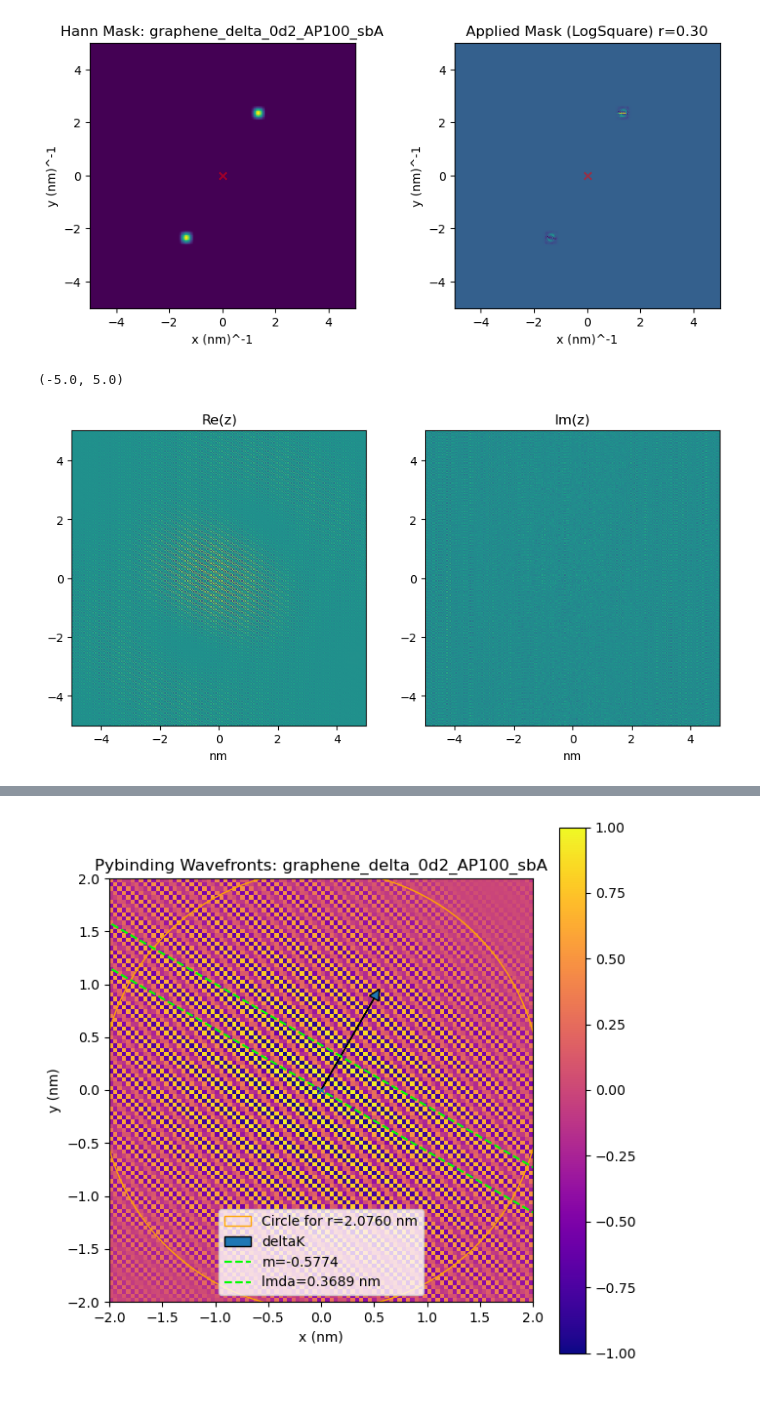
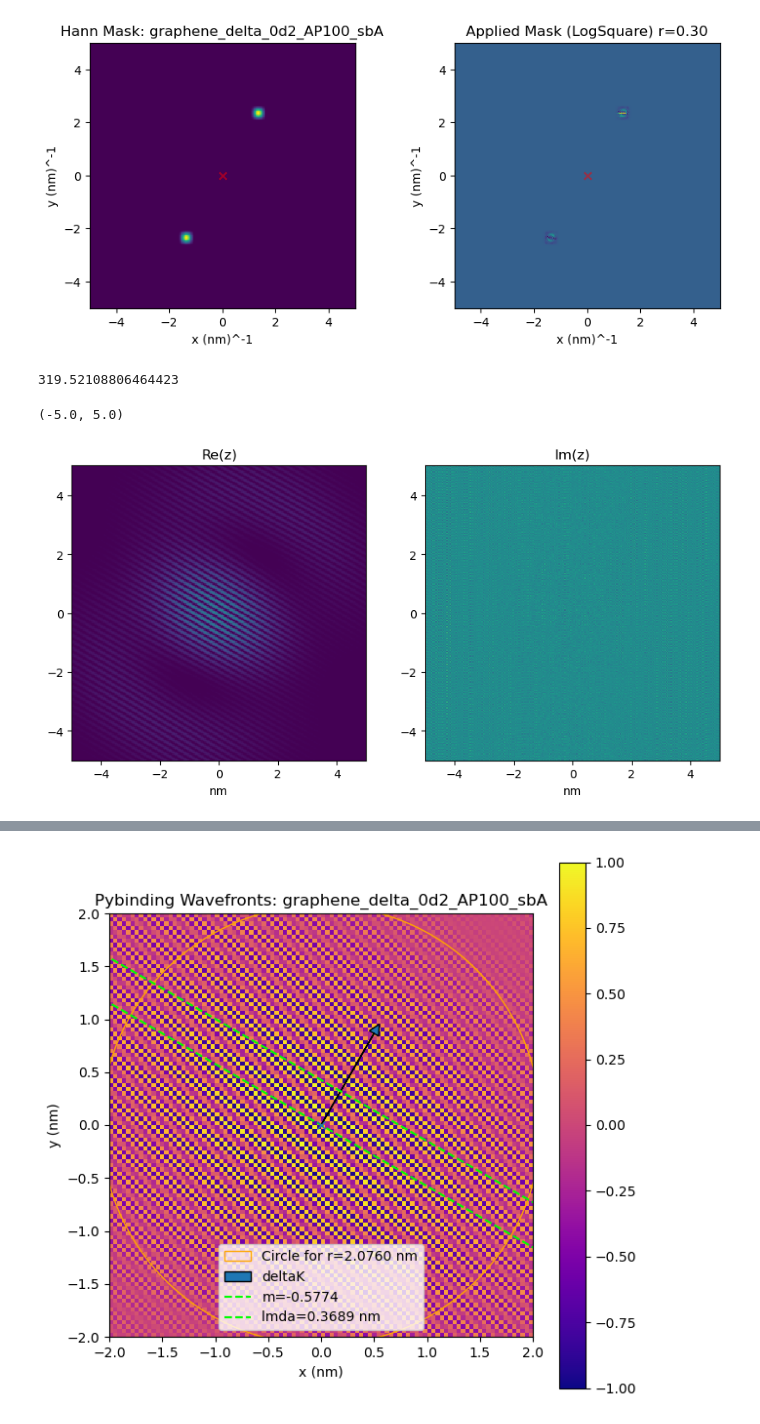
Before and after one commit to HollenLab/QPI-Scattering, a Jupyter notebook: TBCalcs/filtering.ipynb, the cells around one changed output, grey strips where cells are left out. Cells and saved outputs as stored; diff of their text form; code cells hidden in the pictures.

```diff
--- a/TBCalcs/filtering.ipynb
+++ b/TBCalcs/filtering.ipynb
@@ -203,27 +203,31 @@ axs6[1].set_ylim(-5, 5)
 # %% [output]
 (-5.0, 5.0)
 [figure]
+# %%
+np.sum(np.abs(np.imag(ftzf)))
+# %% [output]
+319.52108806464423
 # %%
 fig9, axs9 = plt.subplots(1, 2, figsize=(10, 5))
 
 z_filtered = np.fft.ifft2(ftzf)
 
-axs9[0].pcolormesh(ux, uy, np.real(z_filtered))
+axs9[0].pcolormesh(ux, uy, np.real(z_filtered) ** 2)
 axs9[0].set_aspect('equal')
 axs9[0].set_title('Re(z)')
 axs9[0].set_xlabel('nm')
 axs9[0].set_xlim(-5, 5)
 axs9[0].set_ylim(-5, 5)
 
 axs9[1].pcolormesh(ux, uy, np.imag(z_filtered))
 axs9[1].set_aspect('equal')
 axs9[1].set_title('Im(z)')
 axs9[1].set_xlabel('nm')
 axs9[1].set_xlim(-5, 5)
 axs9[1].set_ylim(-5, 5)
 # %% [output]
 (-5.0, 5.0)
-[figure, old version]
+[figure, new version]
 # %%
 fig10, ax10 = plt.subplots(figsize=(5, 5))
 
```
Also changed, not shown: parts of 5 cells of this notebook, 3 other files.
